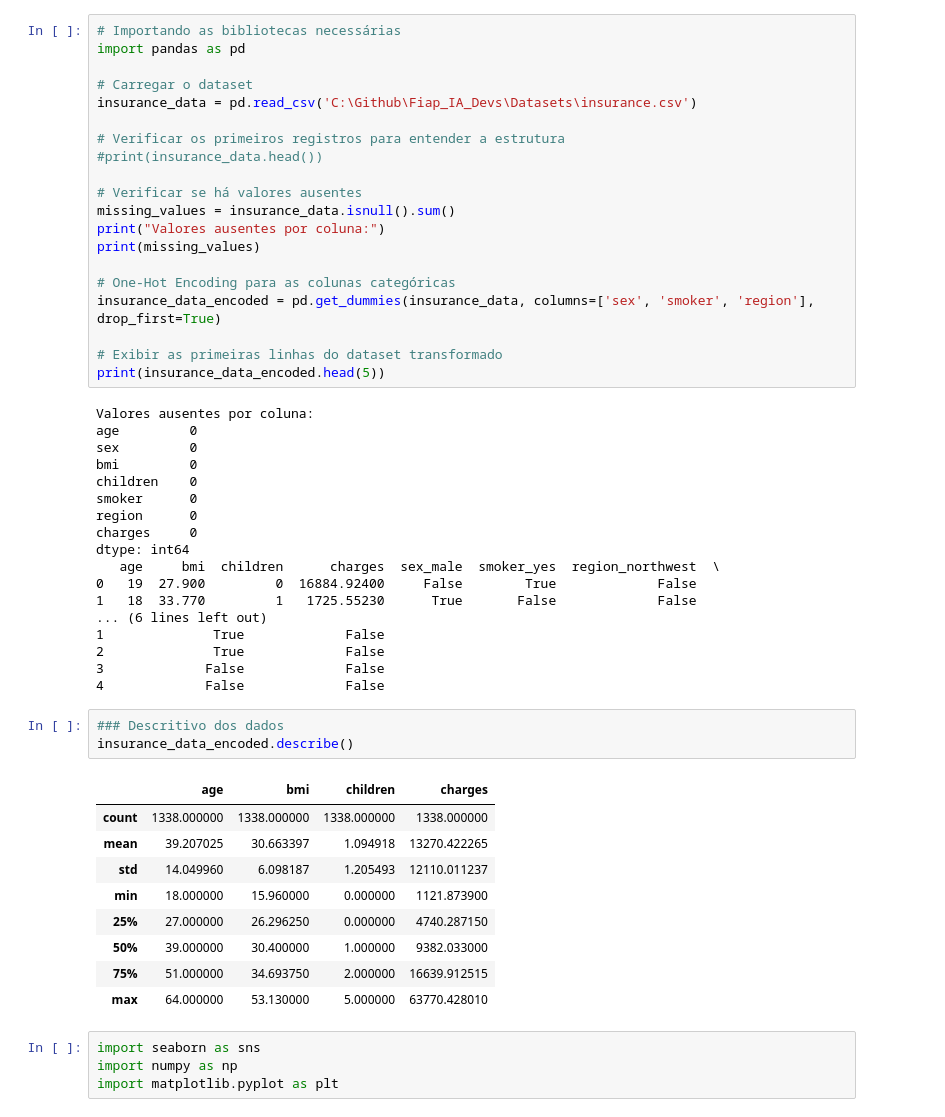
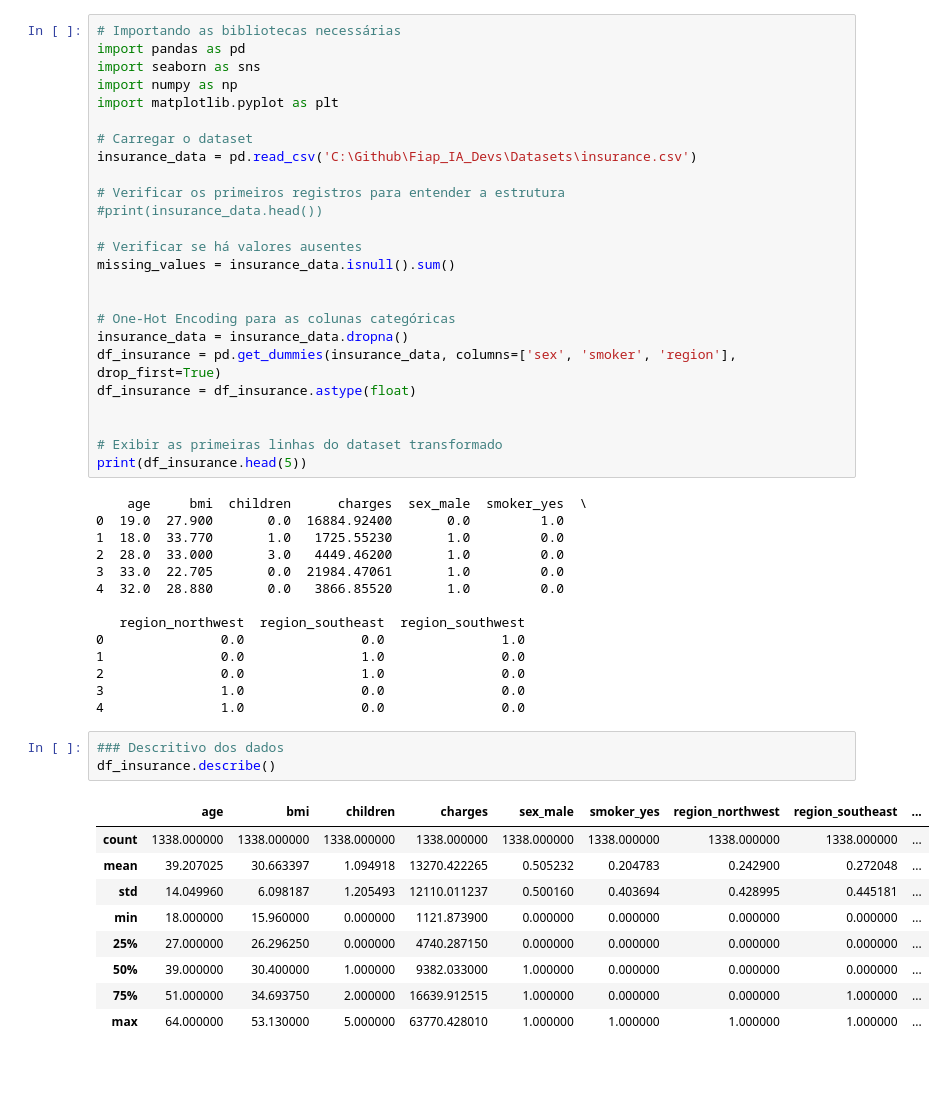
Before and after one commit to ps4science/Fiap_IA_Devs, a Jupyter notebook: pj_IA.ipynb, the cells around one changed output. Cells and saved outputs as stored; diff of their text form; blank space fills up the shorter version.

```diff
--- a/pj_IA.ipynb
+++ b/pj_IA.ipynb
@@ -1,6 +1,9 @@
 # %%
 # Importando as bibliotecas necessárias
 import pandas as pd
+import seaborn as sns
+import numpy as np
+import matplotlib.pyplot as plt
 
 # Carregar o dataset
 insurance_data = pd.read_csv('C:\Github\Fiap_IA_Devs\Datasets\insurance.csv')
@@ -10,46 +13,40 @@ insurance_data = pd.read_csv('C:\Github\Fiap_IA_Devs\Datasets\insurance.csv')
 
 # Verificar se há valores ausentes
 missing_values = insurance_data.isnull().sum()
-print("Valores ausentes por coluna:")
-print(missing_values)
+
 
 # One-Hot Encoding para as colunas categóricas
-insurance_data_encoded = pd.get_dummies(insurance_data, columns=['sex', 'smoker', 'region'], drop_first=True)
+insurance_data = insurance_data.dropna()
+df_insurance = pd.get_dummies(insurance_data, columns=['sex', 'smoker', 'region'], drop_first=True)
+df_insurance = df_insurance.astype(float)
+
 
 # Exibir as primeiras linhas do dataset transformado
-print(insurance_data_encoded.head(5))
+print(df_insurance.head(5))
 # %% [output]
-Valores ausentes por coluna:
-age         0
-sex         0
-bmi         0
-children    0
-smoker      0
-region      0
-charges     0
-dtype: int64
-   age     bmi  children      charges  sex_male  smoker_yes  region_northwest  \
-0   19  27.900         0  16884.92400     False        True             False
-1   18  33.770         1   1725.55230      True       False             False
-... (6 lines left out)
-1              True             False
-2              True             False
-3             False             False
-4             False             False
+    age     bmi  children      charges  sex_male  smoker_yes  \
+0  19.0  27.900       0.0  16884.92400       0.0         1.0
+1  18.0  33.770       1.0   1725.55230       1.0         0.0
+2  28.0  33.000       3.0   4449.46200       1.0         0.0
+3  33.0  22.705       0.0  21984.47061       1.0         0.0
+4  32.0  28.880       0.0   3866.85520       1.0         0.0
+
+   region_northwest  region_southeast  region_southwest
+0               0.0               0.0               1.0
+1               0.0               1.0               0.0
+2               0.0               1.0               0.0
+3               1.0               0.0               0.0
+4               1.0               0.0               0.0
 # %%
 ### Descritivo dos dados
-insurance_data_encoded.describe()
+df_insurance.describe()
 # %% [output]
-|  | age | bmi | children | charges |
-| count | 1338.000000 | 1338.000000 | 1338.000000 | 1338.000000 |
-| mean | 39.207025 | 30.663397 | 1.094918 | 13270.422265 |
-| std | 14.049960 | 6.098187 | 1.205493 | 12110.011237 |
-| min | 18.000000 | 15.960000 | 0.000000 | 1121.873900 |
-| 25% | 27.000000 | 26.296250 | 0.000000 | 4740.287150 |
-| 50% | 39.000000 | 30.400000 | 1.000000 | 9382.033000 |
-| 75% | 51.000000 | 34.693750 | 2.000000 | 16639.912515 |
-| max | 64.000000 | 53.130000 | 5.000000 | 63770.428010 |
+|  | age | bmi | children | charges | sex_male | smoker_yes | region_northwest | region_southeast | ... |
+| count | 1338.000000 | 1338.000000 | 1338.000000 | 1338.000000 | 1338.000000 | 1338.000000 | 1338.000000 | 1338.000000 | ... |
+| mean | 39.207025 | 30.663397 | 1.094918 | 13270.422265 | 0.505232 | 0.204783 | 0.242900 | 0.272048 | ... |
+| std | 14.049960 | 6.098187 | 1.205493 | 12110.011237 | 0.500160 | 0.403694 | 0.428995 | 0.445181 | ... |
+| min | 18.000000 | 15.960000 | 0.000000 | 1121.873900 | 0.000000 | 0.000000 | 0.000000 | 0.000000 | ... |
+| 25% | 27.000000 | 26.296250 | 0.000000 | 4740.287150 | 0.000000 | 0.000000 | 0.000000 | 0.000000 | ... |
+| 50% | 39.000000 | 30.400000 | 1.000000 | 9382.033000 | 1.000000 | 0.000000 | 0.000000 | 0.000000 | ... |
+| 75% | 51.000000 | 34.693750 | 2.000000 | 16639.912515 | 1.000000 | 0.000000 | 0.000000 | 1.000000 | ... |
+| max | 64.000000 | 53.130000 | 5.000000 | 63770.428010 | 1.000000 | 1.000000 | 1.000000 | 1.000000 | ... |
-# %%
-import seaborn as sns
-import numpy as np
-import matplotlib.pyplot as plt
```
Also changed, not shown: parts of 14 cells of this notebook.
